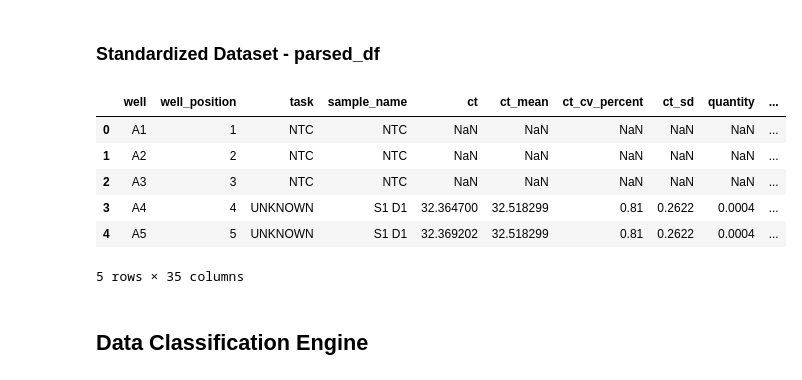
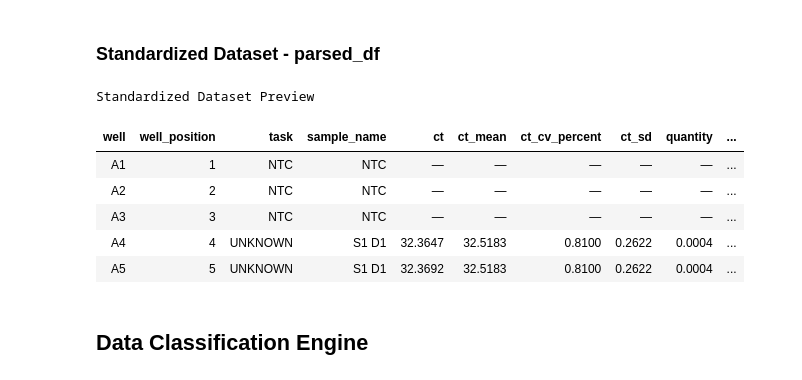
Before and after one commit to GabiRivera0011/resiDNA_workflows, a Jupyter notebook: Notebooks/01_Phase I.ipynb, the cells around one changed output. Drawn from its saved outputs; the diff is of its cells as text; code cells hidden in the pictures.

```diff
--- a/Notebooks/01_Phase I.ipynb
+++ b/Notebooks/01_Phase I.ipynb
@@ -13,7 +13,14 @@ import pandas as pd
 import numpy as np
 
 from pathlib import Path
-!pip install klib
+
+try:
+    from google.colab import files
+    IN_COLAB = True
+except ImportError:
+    IN_COLAB = False
+
+if IN_COLAB:
+    !pip install klib
+
 import klib
-
-from google.colab import files
@@ -55,6 +37,11 @@ Resolving deltas: 100% (15/15), done.
 # %%
 # Set the project path
-project_path = Path("/content/resiDNA_workflows")
+if IN_COLAB:
+    project_path = Path("/content/resiDNA_workflows")
+else:
+    # Running locally: cwd is usually Notebooks/, repo root is its parent
+    project_path = Path.cwd().parent if Path.cwd().name == "Notebooks" else Path.cwd()
+
 data_path = project_path / "Data"
 notebook_path = project_path / "Notebooks"
 
@@ -333,18 +377,18 @@ Unique Task: 3
 ### Standardized Dataset - parsed_df
 # %%
 parsed_df = df.copy()
-parsed_df.head()
+style_table(parsed_df.head(), caption="Standardized Dataset Preview")
 
 #output_file = processed_path / "experiment_001_parsed.csv"
 #df.to_csv(output_file, index=False)
 #print(f"Saved: {output_file}")
 # %% [output]
+Standardized Dataset Preview
-|  | well | well_position | task | sample_name | ct | ct_mean | ct_cv_percent | ct_sd | quantity | ... |
-| 0 | A1 | 1 | NTC | NTC | NaN | NaN | NaN | NaN | NaN | ... |
-| 1 | A2 | 2 | NTC | NTC | NaN | NaN | NaN | NaN | NaN | ... |
-| 2 | A3 | 3 | NTC | NTC | NaN | NaN | NaN | NaN | NaN | ... |
-| 3 | A4 | 4 | UNKNOWN | S1 D1 | 32.364700 | 32.518299 | 0.81 | 0.2622 | 0.0004 | ... |
-| 4 | A5 | 5 | UNKNOWN | S1 D1 | 32.369202 | 32.518299 | 0.81 | 0.2622 | 0.0004 | ... |
+| well | well_position | task | sample_name | ct | ct_mean | ct_cv_percent | ct_sd | quantity | ... |
+| A1 | 1 | NTC | NTC | — | — | — | — | — | ... |
+| A2 | 2 | NTC | NTC | — | — | — | — | — | ... |
+| A3 | 3 | NTC | NTC | — | — | — | — | — | ... |
+| A4 | 4 | UNKNOWN | S1 D1 | 32.3647 | 32.5183 | 0.8100 | 0.2622 | 0.0004 | ... |
+| A5 | 5 | UNKNOWN | S1 D1 | 32.3692 | 32.5183 | 0.8100 | 0.2622 | 0.0004 | ... |
-5 rows × 35 columns
 # %% [markdown]
 ## Data Classification Engine
```
Also changed, not shown: parts of 45 cells of this notebook, 1 other file.
